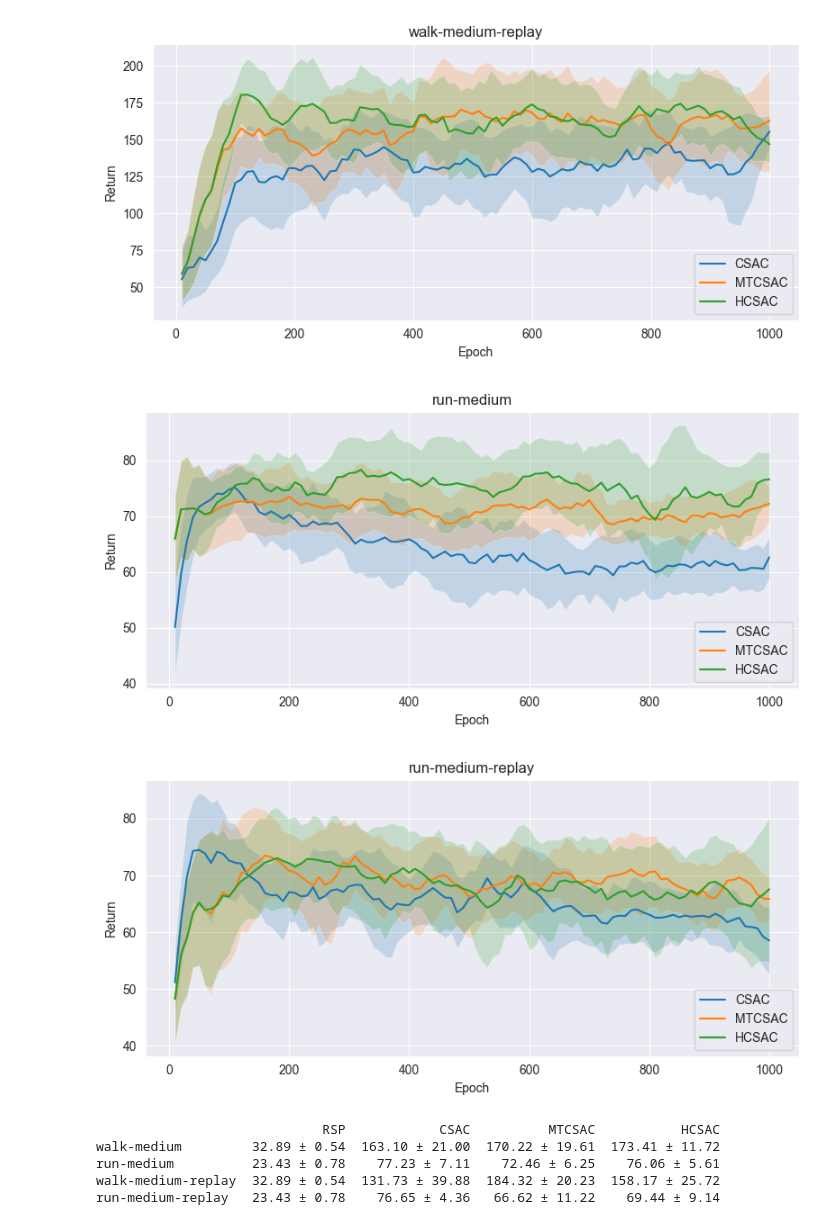
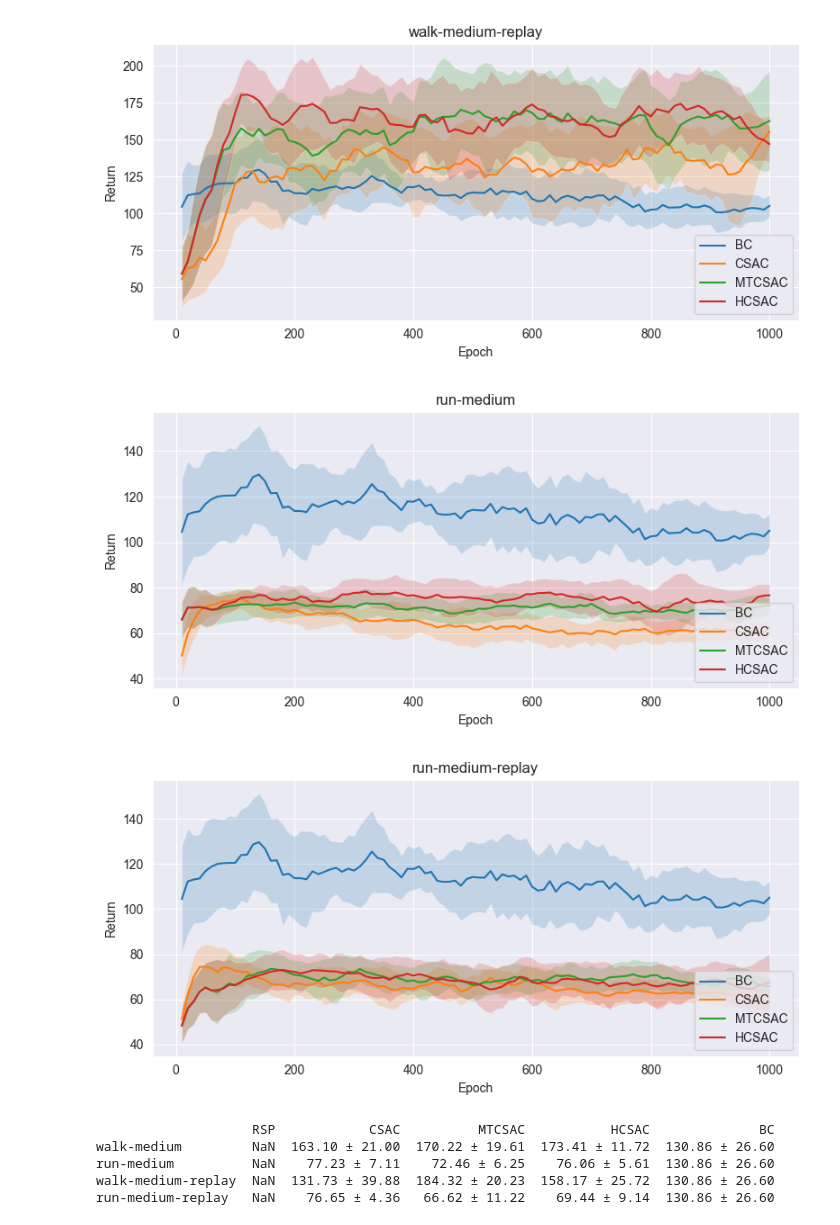
Before and after one commit to xxyQwQ/hcsac, a Jupyter notebook: script/plot.ipynb, the cells around one changed output. Cells and saved outputs as stored; diff of their text form; code cells hidden in the pictures.

```diff
--- a/script/plot.ipynb
+++ b/script/plot.ipynb
@@ -221,7 +244,7 @@ table = pd.DataFrame(
 for task in ['walk', 'run']:
     for dataset in ['medium', 'medium-replay']:
         plt.figure(figsize=(8, 4))
-        for agent in ['rsp', 'csac', 'mtcsac', 'hcsac']:
+        for agent in ['bc', 'csac', 'mtcsac', 'hcsac']:
             exec(f'record = {agent}_record')
             result_mean = np.mean(record[f"{task}-{dataset}"]['result'])
             result_std = np.std(record[f"{task}-{dataset}"]['result'])
@@ -248,8 +271,8 @@ print(table)
-[figure, old version]
+[figure, new version]
-[figure, old version]
+[figure, new version]
-[figure, old version]
+[figure, new version]
-                             RSP            CSAC          MTCSAC           HCSAC
-walk-medium         32.89 ± 0.54  163.10 ± 21.00  170.22 ± 19.61  173.41 ± 11.72
-run-medium          23.43 ± 0.78    77.23 ± 7.11    72.46 ± 6.25    76.06 ± 5.61
-walk-medium-replay  32.89 ± 0.54  131.73 ± 39.88  184.32 ± 20.23  158.17 ± 25.72
-run-medium-replay   23.43 ± 0.78    76.65 ± 4.36   66.62 ± 11.22    69.44 ± 9.14
+                    RSP            CSAC          MTCSAC           HCSAC              BC
+walk-medium         NaN  163.10 ± 21.00  170.22 ± 19.61  173.41 ± 11.72  130.86 ± 26.60
+run-medium          NaN    77.23 ± 7.11    72.46 ± 6.25    76.06 ± 5.61  130.86 ± 26.60
+walk-medium-replay  NaN  131.73 ± 39.88  184.32 ± 20.23  158.17 ± 25.72  130.86 ± 26.60
+run-medium-replay   NaN    76.65 ± 4.36   66.62 ± 11.22    69.44 ± 9.14  130.86 ± 26.60
```
Also changed, not shown: parts of 2 cells of this notebook, 5 other files.
